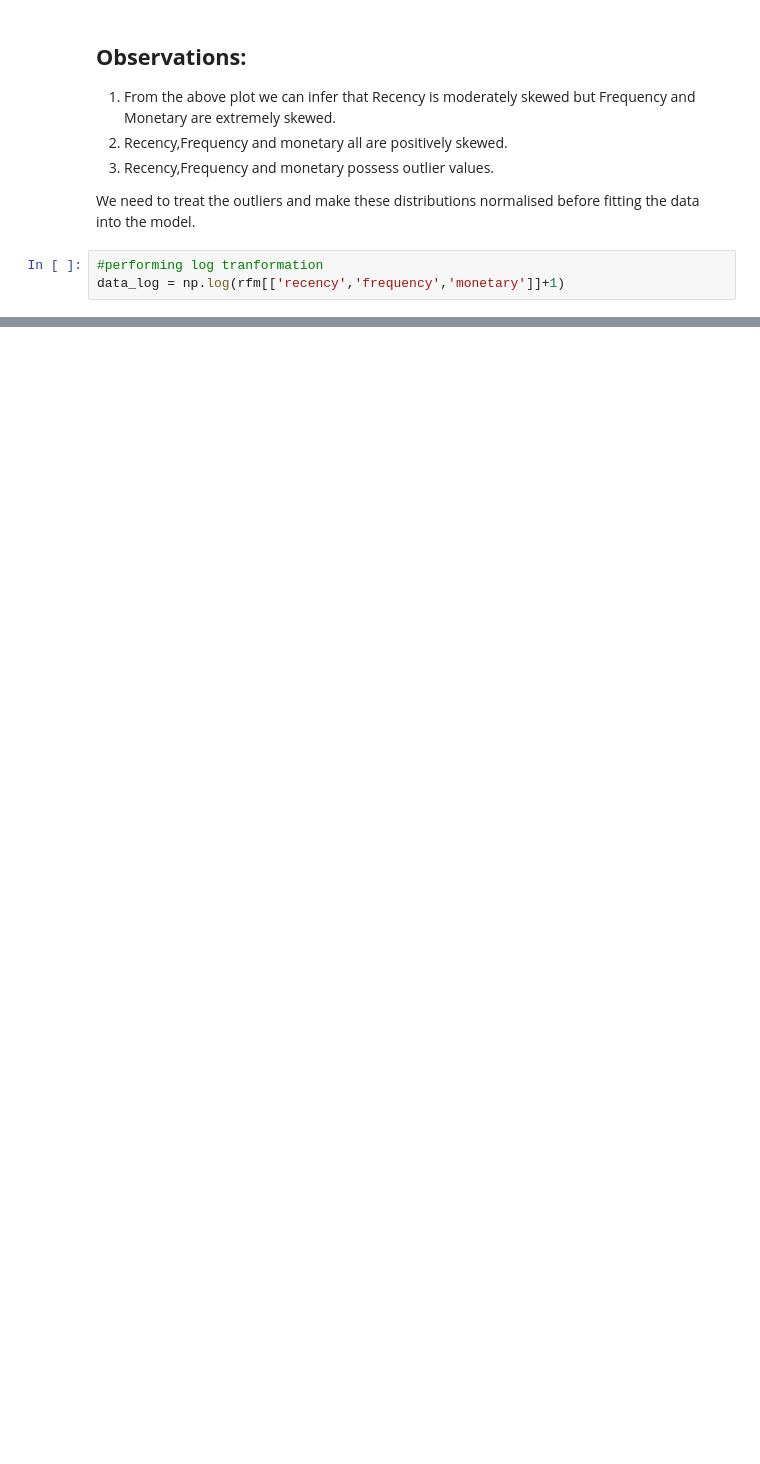
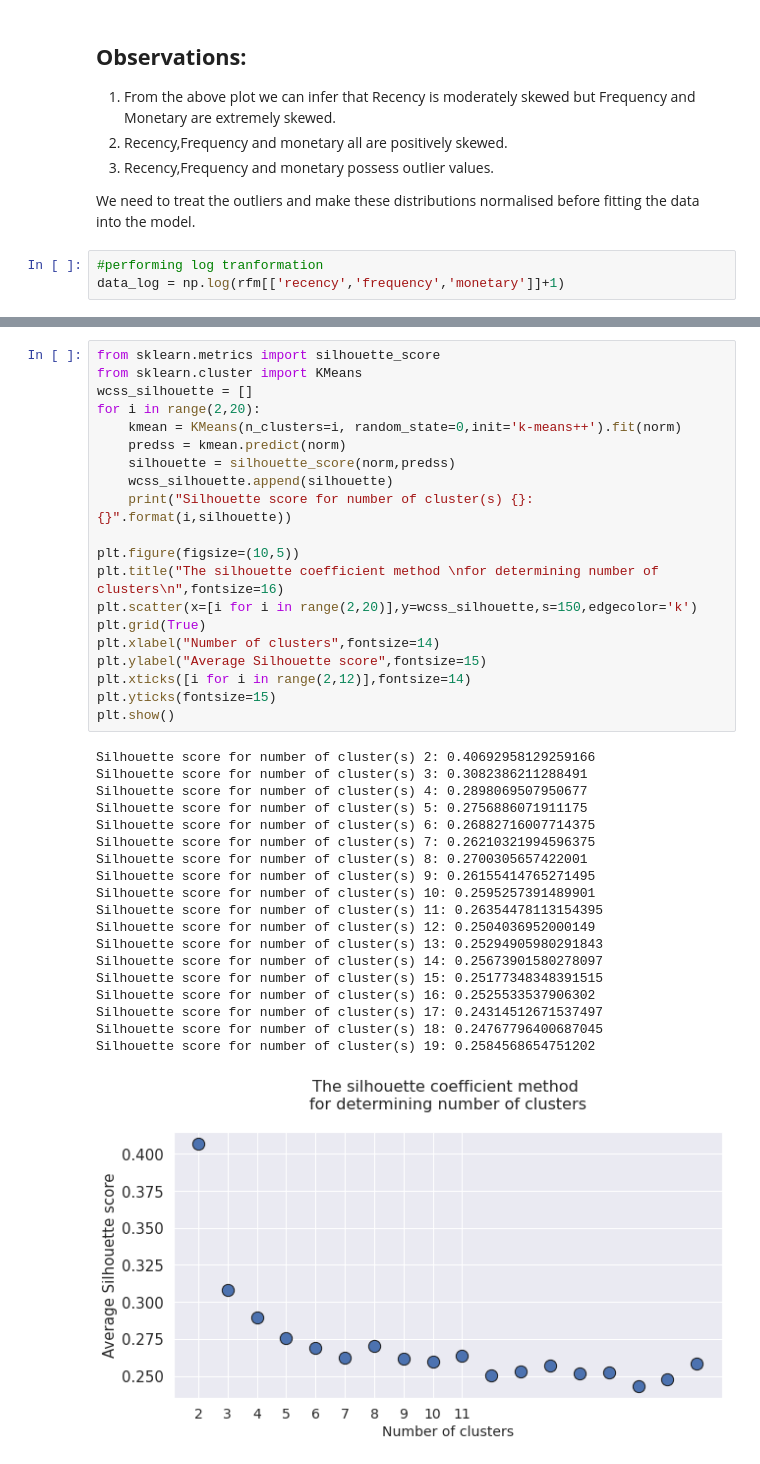
Before and after one commit to ParthSharma1197/Capstone-Project-Online-Retail-Customer-Segmentation, a Jupyter notebook: Online_Retail_Customer_Segmentation_Capstone_Project.ipynb, the cells around one changed output, grey strips where cells are left out. Saved outputs shown, nothing was run; the diff lists cells and outputs as text; blank space fills up the shorter version.

```diff
--- a/Online_Retail_Customer_Segmentation_Capstone_Project.ipynb
+++ b/Online_Retail_Customer_Segmentation_Capstone_Project.ipynb
@@ -882,0 +881,40 @@ norm
+# %%
+from sklearn.metrics import silhouette_score
+from sklearn.cluster import KMeans
+wcss_silhouette = []
+for i in range(2,20):
+    kmean = KMeans(n_clusters=i, random_state=0,init='k-means++').fit(norm)
+    predss = kmean.predict(norm)
+    silhouette = silhouette_score(norm,predss)
+    wcss_silhouette.append(silhouette)
+    print("Silhouette score for number of cluster(s) {}: {}".format(i,silhouette))
+
+plt.figure(figsize=(10,5))
+plt.title("The silhouette coefficient method \nfor determining number of clusters\n",fontsize=16)
+plt.scatter(x=[i for i in range(2,20)],y=wcss_silhouette,s=150,edgecolor='k')
+plt.grid(True)
+plt.xlabel("Number of clusters",fontsize=14)
+plt.ylabel("Average Silhouette score",fontsize=15)
+plt.xticks([i for i in range(2,12)],fontsize=14)
+plt.yticks(fontsize=15)
+plt.show()
+# %% [output]
+Silhouette score for number of cluster(s) 2: 0.40692958129259166
+Silhouette score for number of cluster(s) 3: 0.3082386211288491
+Silhouette score for number of cluster(s) 4: 0.2898069507950677
+Silhouette score for number of cluster(s) 5: 0.2756886071911175
+Silhouette score for number of cluster(s) 6: 0.26882716007714375
+Silhouette score for number of cluster(s) 7: 0.26210321994596375
+Silhouette score for number of cluster(s) 8: 0.2700305657422001
+Silhouette score for number of cluster(s) 9: 0.26155414765271495
+Silhouette score for number of cluster(s) 10: 0.2595257391489901
+Silhouette score for number of cluster(s) 11: 0.26354478113154395
+Silhouette score for number of cluster(s) 12: 0.2504036952000149
+Silhouette score for number of cluster(s) 13: 0.25294905980291843
+Silhouette score for number of cluster(s) 14: 0.25673901580278097
+Silhouette score for number of cluster(s) 15: 0.25177348348391515
+Silhouette score for number of cluster(s) 16: 0.2525533537906302
+Silhouette score for number of cluster(s) 17: 0.24314512671537497
+Silhouette score for number of cluster(s) 18: 0.24767796400687045
+Silhouette score for number of cluster(s) 19: 0.2584568654751202
+[figure, added]
```
Also changed, not shown: parts of 26 cells of this notebook.
